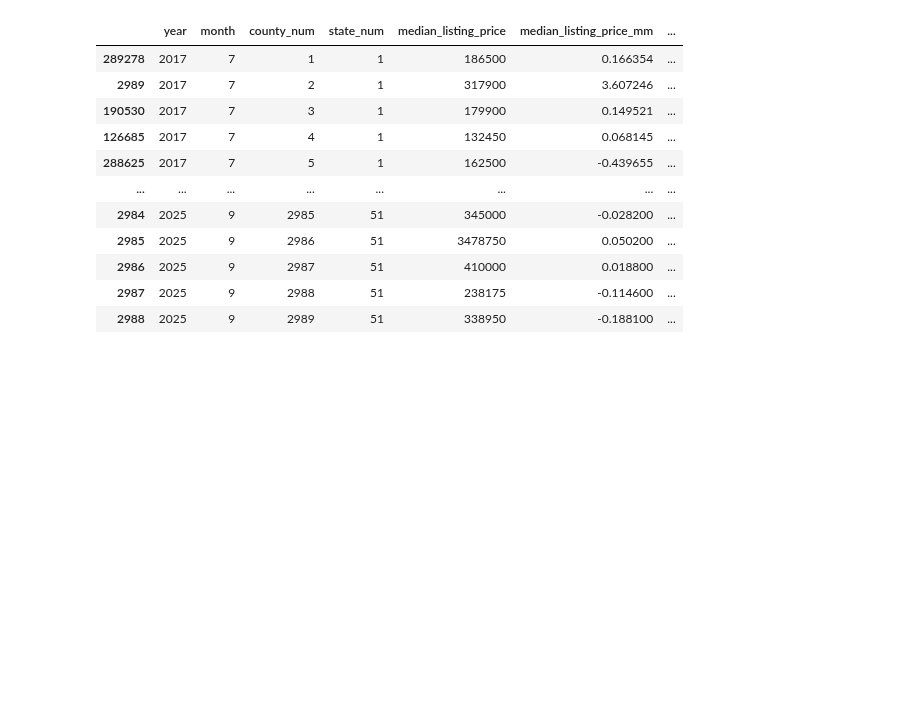
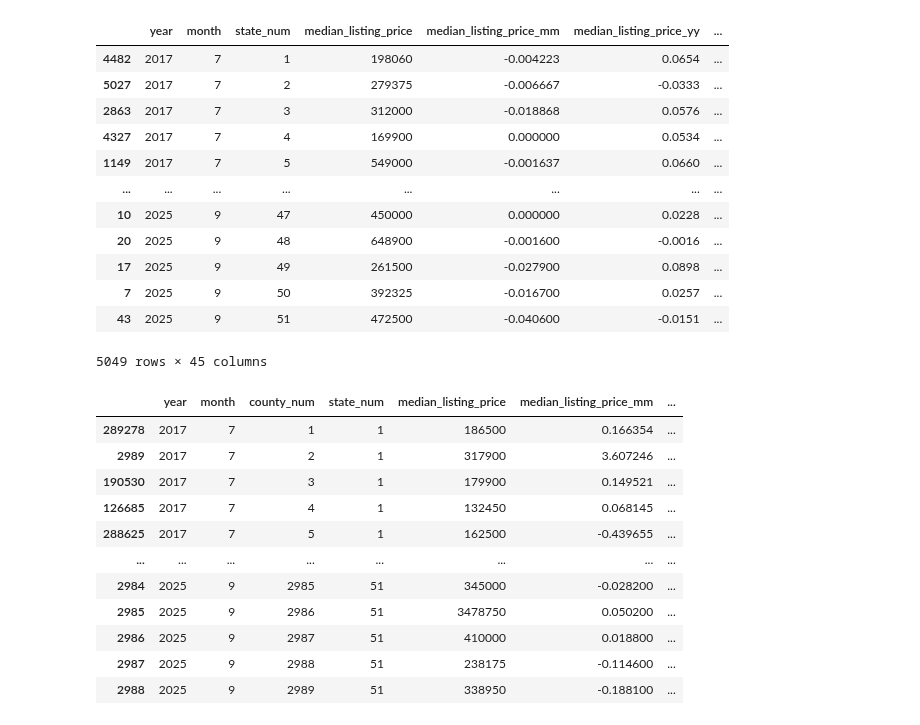
Before and after one commit to Real-Estate-Insight-Platform-Project/AI-ML-Services, a Jupyter notebook: ETL/dags/bigquery.ipynb, the cells around one changed output. Saved outputs shown, nothing was run; the diff lists cells and outputs as text; code cells hidden in the pictures; blank space fills up the shorter version.

```diff
--- a/ETL/dags/bigquery.ipynb
+++ b/ETL/dags/bigquery.ipynb
@@ -8,9 +8,24 @@ client = bigquery. Client()
 # %%
 from get_bq_data import get_bq_data
 
-existing_data = get_bq_data(client,"county_market")
+existing_data = get_bq_data(client,"state_market")
-# %%
-existing_data.sort_values(by=['year', 'month', 'county_num'], inplace=True)
+# %%
+existing_data.sort_values(by=['year', 'month', 'state_num'], inplace=True)
+existing_data
+# %% [output]
+|  | year | month | state_num | median_listing_price | median_listing_price_mm | median_listing_price_yy | ... |
+| 4482 | 2017 | 7 | 1 | 198060 | -0.004223 | 0.0654 | ... |
+| 5027 | 2017 | 7 | 2 | 279375 | -0.006667 | -0.0333 | ... |
+| 2863 | 2017 | 7 | 3 | 312000 | -0.018868 | 0.0576 | ... |
+| 4327 | 2017 | 7 | 4 | 169900 | 0.000000 | 0.0534 | ... |
+| 1149 | 2017 | 7 | 5 | 549000 | -0.001637 | 0.0660 | ... |
+| ... | ... | ... | ... | ... | ... | ... | ... |
+| 10 | 2025 | 9 | 47 | 450000 | 0.000000 | 0.0228 | ... |
+| 20 | 2025 | 9 | 48 | 648900 | -0.001600 | -0.0016 | ... |
+| 17 | 2025 | 9 | 49 | 261500 | -0.027900 | 0.0898 | ... |
+| 7 | 2025 | 9 | 50 | 392325 | -0.016700 | 0.0257 | ... |
+| 43 | 2025 | 9 | 51 | 472500 | -0.040600 | -0.0151 | ... |
+5049 rows × 45 columns
 # %%
 existing_data
 # %% [output]
```
Also changed, not shown: 3 other files.
